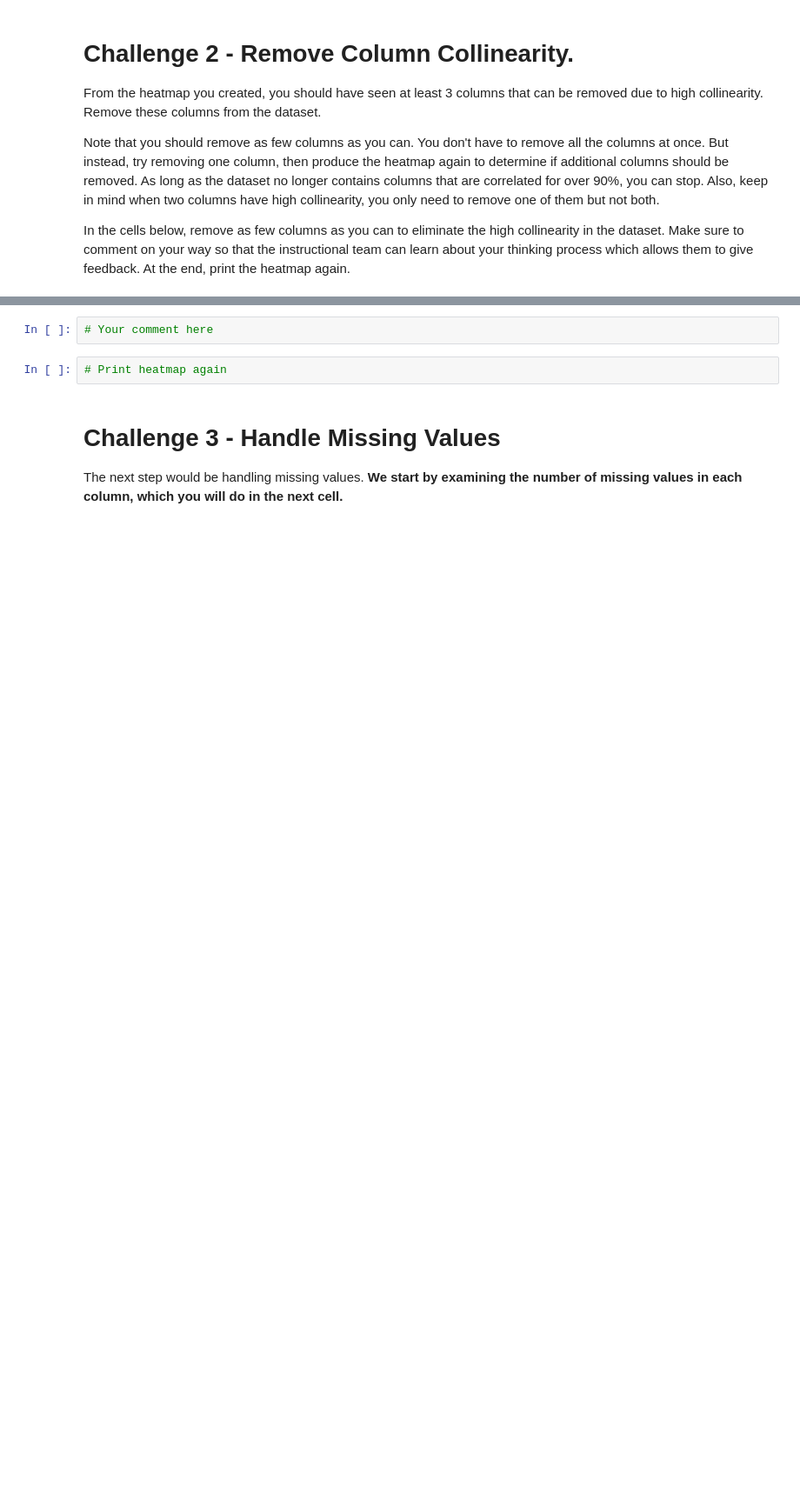
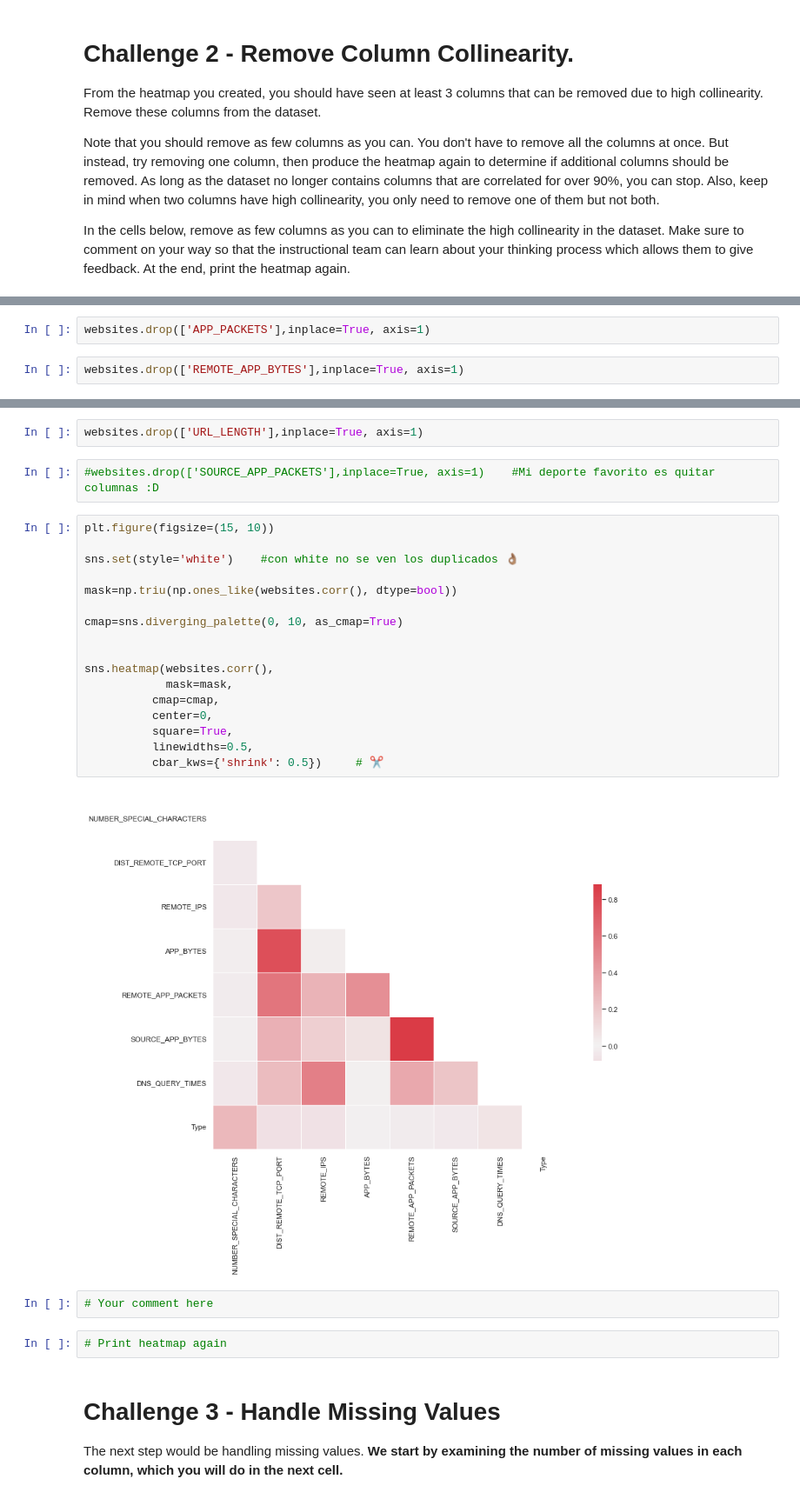
Before and after one commit to Ironhack-Data-Madrid-Mayo-2022/7.1-lab-supervised-learning, a Jupyter notebook: your-code/main.ipynb, the cells around one changed output, grey strips where cells are left out. Shown: that part at 87% size. Drawn from its saved outputs; the diff is of its cells as text; blank space fills up the shorter version.

```diff
--- a/your-code/main.ipynb
+++ b/your-code/main.ipynb
@@ -194,0 +212,4 @@ In the cells below, remove as few columns as you can to eliminate the high colli
+# %%
+websites.drop(['APP_PACKETS'],inplace=True, axis=1)
+# %%
+websites.drop(['REMOTE_APP_BYTES'],inplace=True, axis=1)
@@ -195,3 +231,26 @@ In the cells below, remove as few columns as you can to eliminate the high colli
+# %%
+websites.drop(['URL_LENGTH'],inplace=True, axis=1)
+# %%
+#websites.drop(['SOURCE_APP_PACKETS'],inplace=True, axis=1)    #Mi deporte favorito es quitar columnas :D
+# %%
+plt.figure(figsize=(15, 10))
+
+sns.set(style='white')    #con white no se ven los duplicados 👌🏽
+
+mask=np.triu(np.ones_like(websites.corr(), dtype=bool))
+
+cmap=sns.diverging_palette(0, 10, as_cmap=True)
+
+
+sns.heatmap(websites.corr(),
+            mask=mask,
+          cmap=cmap,
+          center=0,
+          square=True,
+          linewidths=0.5,
+          cbar_kws={'shrink': 0.5})     # ✂
+# %% [output]
+[figure, added]
 # %%
 # Your comment here
 # %%
```
Also changed, not shown: parts of 9 cells of this notebook.
